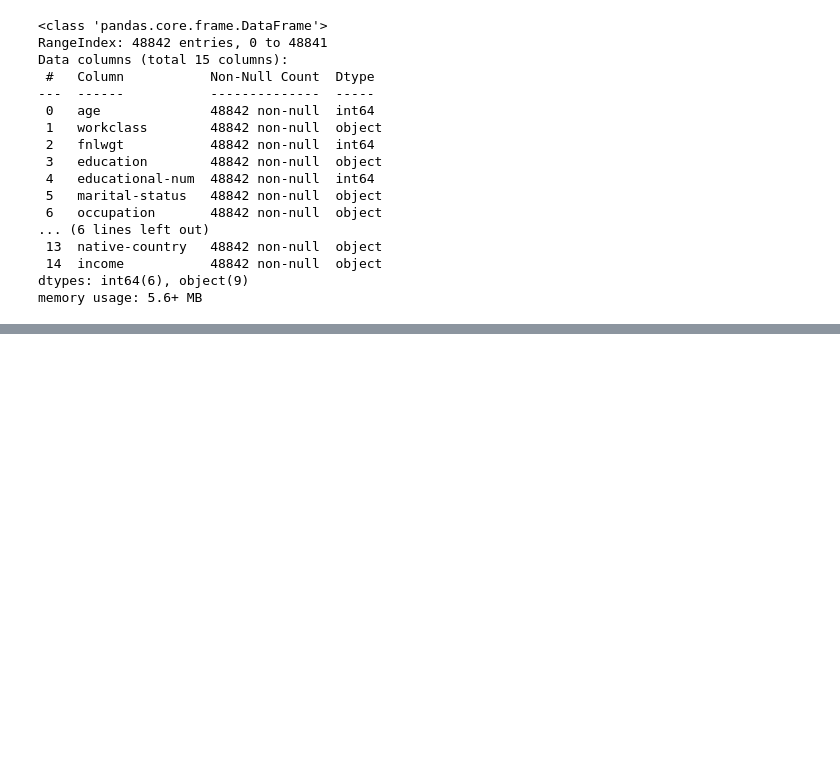
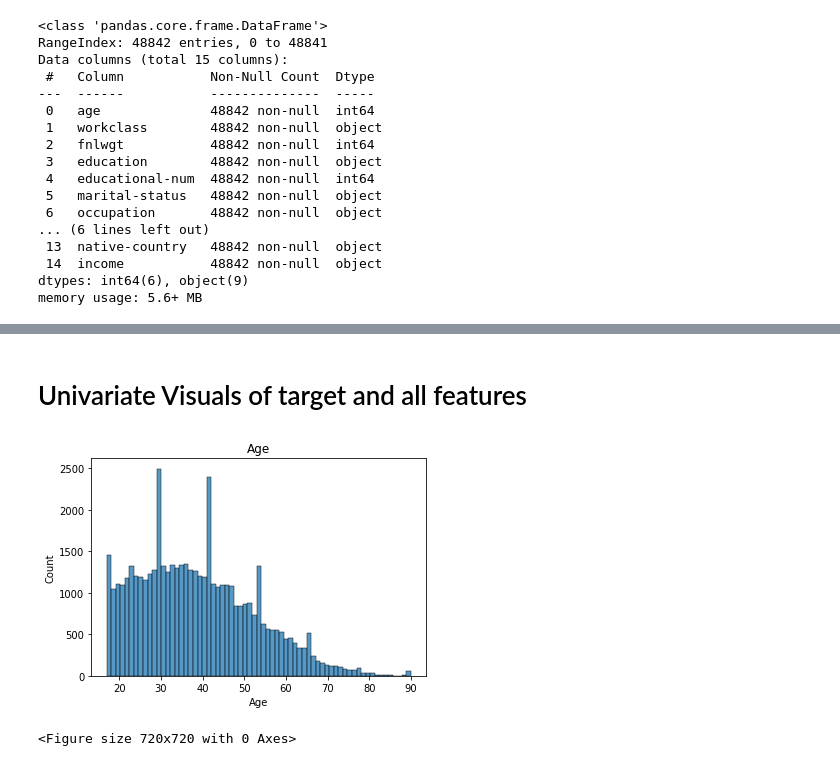
Before and after one commit to mkwak92/AdultIncome, a Jupyter notebook: Project_2.ipynb, the cells around one changed output, grey strips where cells are left out. Drawn from its saved outputs; the diff is of its cells as text; code cells hidden in the pictures; blank space fills up the shorter version.

```diff
--- a/Project_2.ipynb
+++ b/Project_2.ipynb
@@ -53,7 +54,7 @@ memory usage: 644.7+ KB
 - Instead of NAN values, there are ?. There are mutiple aspects of OHE. There are many different inputs for occupation, native country, and education. Also, 48,842 rows is a lot of data to comb through
 # %%
 import pandas as pd
-filename = '/content/drive/MyDrive/Coding Dojo/Machine Learning Week 3: Intro to Classification/adult.csv'
+filename = '/content/drive/MyDrive/Coding Dojo/Machine Learning: Week 3 Intro to Classification/adult.csv'
 df = pd.read_csv(filename)
 df.head()
 # %% [output]
@@ -85,0 +102,2 @@ memory usage: 5.6+ MB
+# %%
+ml_df = df.copy()
@@ -85,0 +108,2 @@ memory usage: 5.6+ MB
+# %%
+ml_df.drop_duplicates(inplace = True)
@@ -85,0 +274,2 @@ memory usage: 5.6+ MB
+# %% [markdown]
+# Univariate Visuals of target and all features
@@ -85,0 +281,11 @@ memory usage: 5.6+ MB
+# %%
+# There is very wide range of ages
+sns.histplot(data=ml_df, x='age')
+plt.title('Age')
+#plt.ylabel('Age')
+plt.xlabel('Age')
+plt.figure(figsize=(10,10))
+plt.show();
+# %% [output]
+[figure, added]
+<Figure size 720x720 with 0 Axes>
```
Also changed, not shown: parts of 32 cells of this notebook.
